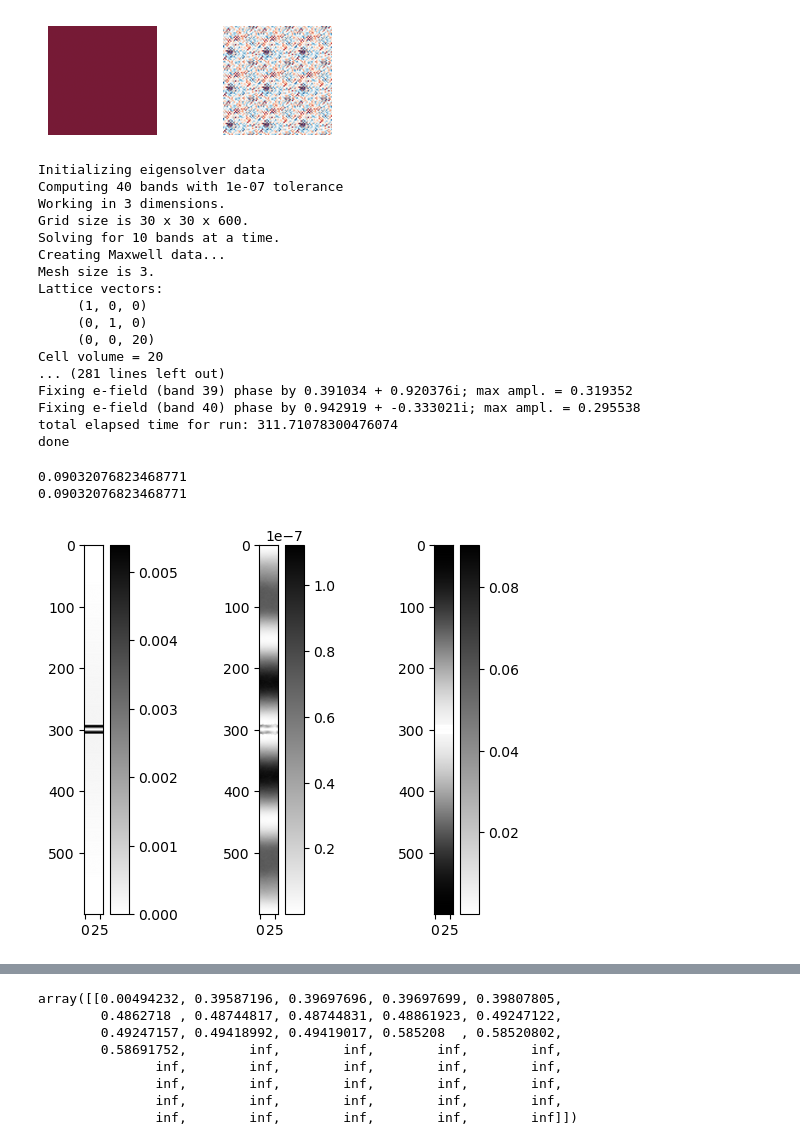
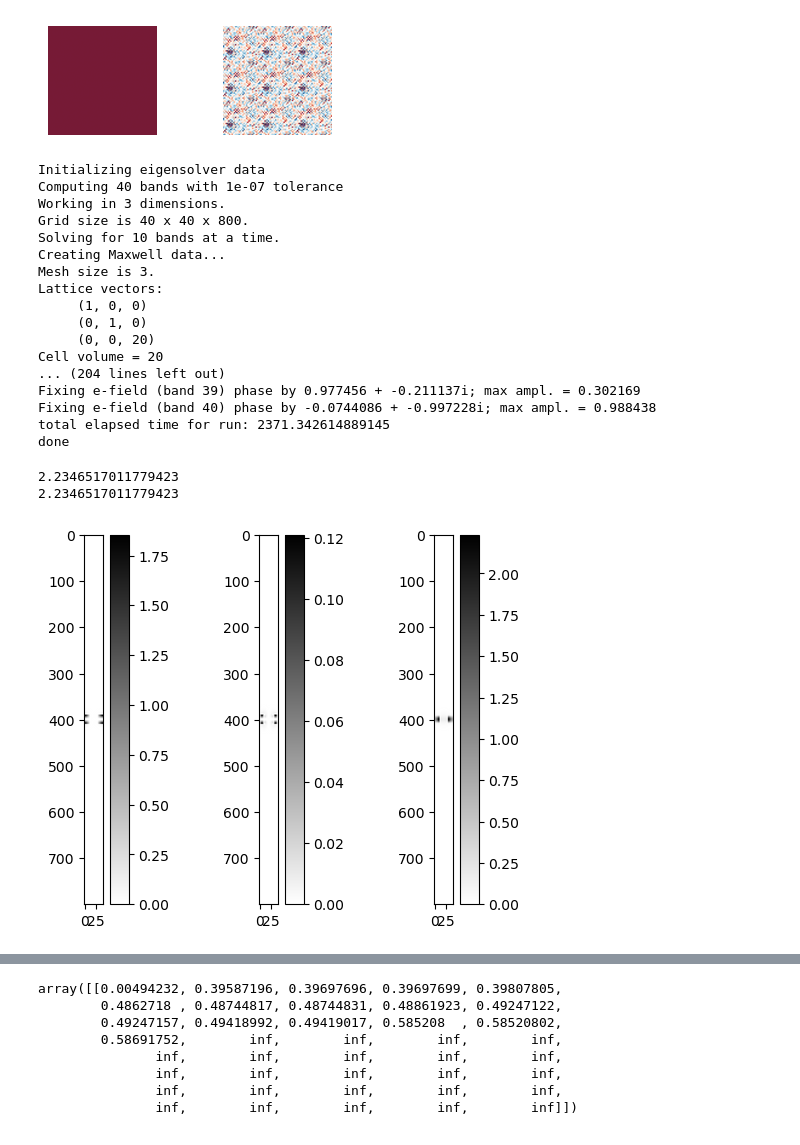
Before and after one commit to jgezelter/ImgDiff, a Jupyter notebook: PBG/square-lattice-pbg.ipynb, the cells around one changed output, grey strips where cells are left out. Drawn from its saved outputs; the diff is of its cells as text; code cells hidden in the pictures.

Commit message:
updating resolution of square lattice program

```diff
--- a/PBG/square-lattice-pbg.ipynb
+++ b/PBG/square-lattice-pbg.ipynb
@@ -1251,7 +1251,7 @@ imag part range: -9.96293e-08 .. 1.04362e-07
 num_bands = 40
 
 k_points = [
-    mp.Vector3(0.45,0,0)
+    mp.Vector3(0.006122,0,0)
 ]
 
 #k_points = mp.interpolate(, k_points)
@@ -1259,7 +1259,7 @@ k_points = [
 pp=1
 sx=pp
 sy=pp
-pr=0.2
+pr=0.255814
 
 
 default_material=mp.Medium(epsilon=1)
@@ -1273,7 +1273,7 @@ geometry = [
     mp.Cylinder(
         material = mp.Medium(epsilon=1),
         height = 0.7,
-        radius = 0,
+        radius = pr,
         axis = mp.Vector3(0,0,1),
         center = mp.Vector3()
     )
@@ -1282,7 +1282,7 @@ geometry = [
 
 geometry_lattice = mp.Lattice(size = mp.Vector3(sx, sx, 20))
 
-resolution = 30
+resolution = 40
 
 ms_3d_test = mpb.ModeSolver(num_bands=num_bands,
                     k_points=k_points,
@@ -1296,7 +1296,7 @@ test_freqs = ms_3d_test.all_freqs
 Initializing eigensolver data
 Computing 40 bands with 1e-07 tolerance
 Working in 3 dimensions.
-Grid size is 30 x 30 x 600.
+Grid size is 40 x 40 x 800.
 Solving for 10 bands at a time.
 Creating Maxwell data...
 Mesh size is 3.
@@ -1305,40 +1305,40 @@ Lattice vectors:
      (0, 1, 0)
      (0, 0, 20)
 Cell volume = 20
-... (281 lines left out)
-Fixing e-field (band 39) phase by 0.391034 + 0.920376i; max ampl. = 0.319352
-Fixing e-field (band 40) phase by 0.942919 + -0.333021i; max ampl. = 0.295538
-total elapsed time for run: 311.71078300476074
+... (204 lines left out)
+Fixing e-field (band 39) phase by 0.977456 + -0.211137i; max ampl. = 0.302169
+Fixing e-field (band 40) phase by -0.0744086 + -0.997228i; max ampl. = 0.988438
+total elapsed time for run: 2371.342614889145
 done
 # %%
-band=1+8
+band=1+22
 
 d=ms_3d_test.get_dfield(band)
 e=np.conjugate(ms_3d_test.get_efield(band))
 
 u=np.multiply(d,e)
 
 grxh = u[15].transpose()[0]
 gryh = u[15].transpose()[1]
 grzh = u[15].transpose()[2]
 
 fig,ax = plt.subplots(1,3)
 
 ax_1=ax[0].imshow(np.abs(grxh), cmap="binary", interpolation="spline36")
 ax_2=ax[1].imshow(np.abs(gryh), cmap="binary", interpolation="spline36")
 ax_3=ax[2].imshow(np.abs(grzh), cmap="binary", interpolation="spline36")
 
 fig.colorbar(mappable=ax_1)
 fig.colorbar(mappable=ax_2)
 fig.colorbar(mappable=ax_3)
 
 print(np.amax(np.real(grzh)))
 print(np.amax(np.real([grxh,gryh,grzh])))
 print()
 # %% [output]
-0.09032076823468771
-0.09032076823468771
+2.2346517011779423
+2.2346517011779423
-[figure, old version]
+[figure, new version]
 # %%
 mode_0=[np.inf]*40
 
```
Also changed, not shown: parts of 2 cells of this notebook, 3 other files.
